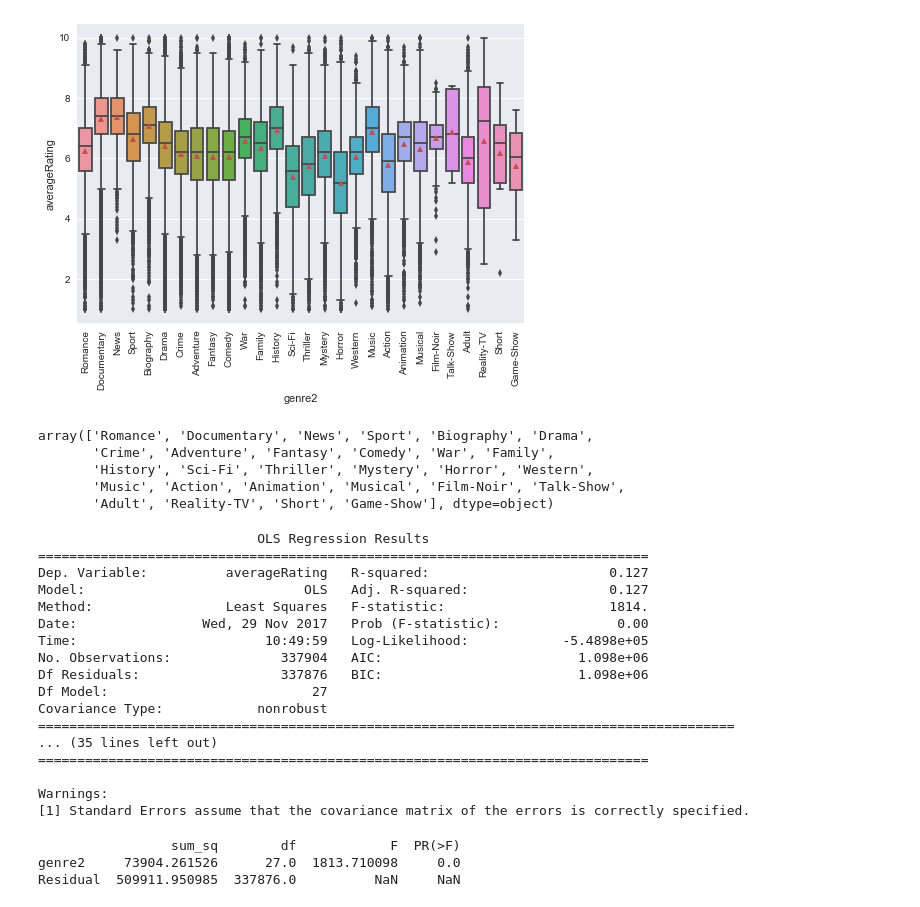
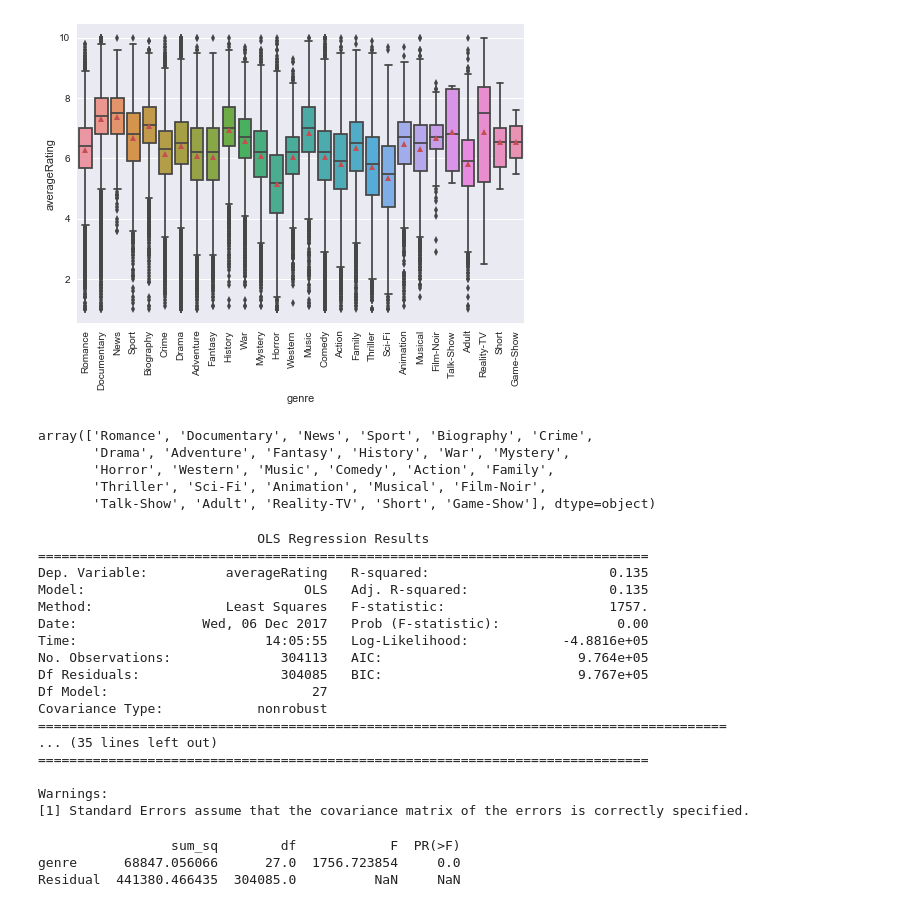
Before and after one commit to Amjaad/MoviesProject, a Jupyter notebook: DataPrep/anova_genres.ipynb, the cells around one changed output. Cells and saved outputs as stored; diff of their text form; code cells hidden in the pictures.

```diff
--- a/DataPrep/anova_genres.ipynb
+++ b/DataPrep/anova_genres.ipynb
@@ -9,9 +15,9 @@ from pandas import DataFrame
 from pandas import Series
 # %%
 # read in data
-local_file="genre.csv"
+local_file="title.ratings.genresS.actorsG.csv"
 source=local_file
-genre_df = pd.read_csv(source)
+genre_df = pd.read_csv(source, sep='\t')
 genre_df.drop(genre_df.columns[0], inplace=True, axis=1)
 # %%
 #genre_df.head()
@@ -19,16 +35,15 @@ genre_df.drop(genre_df.columns[0], inplace=True, axis=1)
 # %%
-import seaborn as sns
 
-sns.boxplot(x=genre_df['genre2'], y=genre_df['averageRating'], showmeans=True)
+sns.boxplot(x=genre_df['genre'], y=genre_df['averageRating'], showmeans=True)
 plt.xticks(rotation=90)
 plt.show()
 # %% [output]
-[figure, old version]
+[figure, new version]
 # %%
-genre_df.genre2.unique()
+genre_df.genre.unique()
 # %% [output]
-array(['Romance', 'Documentary', 'News', 'Sport', 'Biography', 'Drama',
-       'Crime', 'Adventure', 'Fantasy', 'Comedy', 'War', 'Family',
-       'History', 'Sci-Fi', 'Thriller', 'Mystery', 'Horror', 'Western',
-       'Music', 'Action', 'Animation', 'Musical', 'Film-Noir', 'Talk-Show',
-       'Adult', 'Reality-TV', 'Short', 'Game-Show'], dtype=object)
+array(['Romance', 'Documentary', 'News', 'Sport', 'Biography', 'Crime',
+       'Drama', 'Adventure', 'Fantasy', 'History', 'War', 'Mystery',
+       'Horror', 'Western', 'Music', 'Comedy', 'Action', 'Family',
+       'Thriller', 'Sci-Fi', 'Animation', 'Musical', 'Film-Noir',
+       'Talk-Show', 'Adult', 'Reality-TV', 'Short', 'Game-Show'], dtype=object)
@@ -38,35 +50,28 @@ import statsmodels.stats.multicomp as multi
 # %%
-model = smf.ols(formula='averageRating ~ genre2', data=genre_df)
-results = model.fit()
-print (results.summary())
+model = smf.ols(formula='averageRating ~ genre', data=genre_df).fit()
+print (model.summary())
 # %% [output]
                             OLS Regression Results
 ==============================================================================
-Dep. Variable:          averageRating   R-squared:                       0.127
-Model:                            OLS   Adj. R-squared:                  0.127
-Method:                 Least Squares   F-statistic:                     1814.
-Date:                Wed, 29 Nov 2017   Prob (F-statistic):               0.00
-Time:                        10:49:59   Log-Likelihood:            -5.4898e+05
-No. Observations:              337904   AIC:                         1.098e+06
-Df Residuals:                  337876   BIC:                         1.098e+06
+Dep. Variable:          averageRating   R-squared:                       0.135
+Model:                            OLS   Adj. R-squared:                  0.135
+Method:                 Least Squares   F-statistic:                     1757.
+Date:                Wed, 06 Dec 2017   Prob (F-statistic):               0.00
+Time:                        14:05:55   Log-Likelihood:            -4.8816e+05
+No. Observations:              304113   AIC:                         9.764e+05
+Df Residuals:                  304085   BIC:                         9.767e+05
 Df Model:                          27
 Covariance Type:            nonrobust
-=========================================================================================
+========================================================================================
 ... (35 lines left out)
 ==============================================================================
 
 Warnings:
 [1] Standard Errors assume that the covariance matrix of the errors is correctly specified.
-# %%
-import statsmodels.api as sm
-from statsmodels.formula.api import ols
-
-mod = ols('averageRating ~ genre2',
-                data=genre_df).fit()
-
-aov_table = sm.stats.anova_lm(mod, typ=2)
-print (aov_table)
-# %% [output]
-                 sum_sq        df            F  PR(>F)
-genre2     73904.261526      27.0  1813.710098     0.0
-Residual  509911.950985  337876.0          NaN     NaN
+# %%
+aov_table = sm.stats.anova_lm(results, typ=2)
+print (aov_table)
+# %% [output]
+                 sum_sq        df            F  PR(>F)
+genre      68847.056066      27.0  1756.723854     0.0
+Residual  441380.466435  304085.0          NaN     NaN
```
Also changed, not shown: parts of 8 cells of this notebook, 4 other files.
